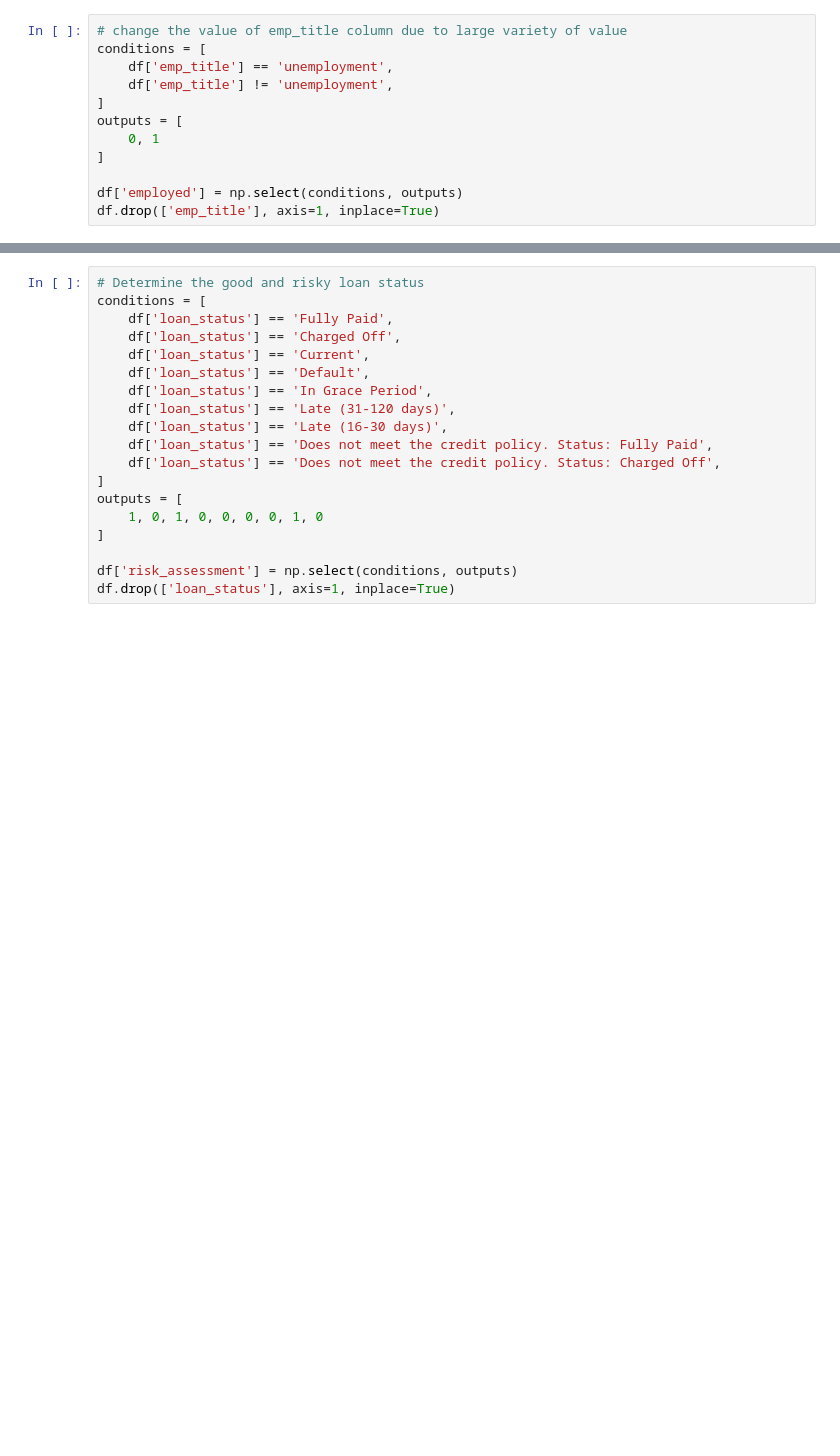
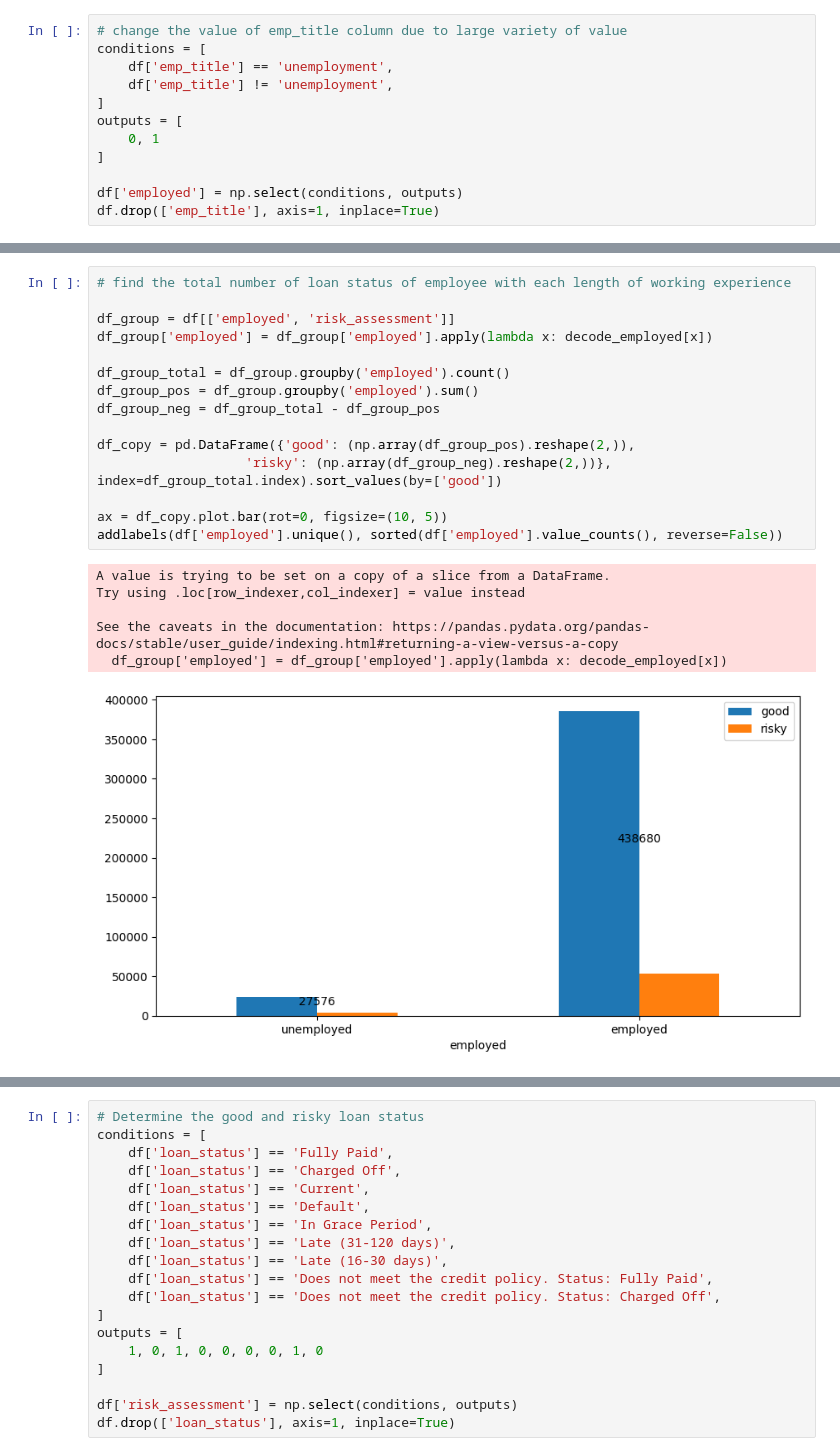
Before and after one commit to naufalbasara/IDX-Virtual-Internship, a Jupyter notebook: notebook/1_EDA.ipynb, the cells around one changed output, grey strips where cells are left out. Cells and saved outputs as stored; diff of their text form; blank space fills up the shorter version.

```diff
--- a/notebook/1_EDA.ipynb
+++ b/notebook/1_EDA.ipynb
@@ -276,0 +289,22 @@ df.drop(['emp_title'], axis=1, inplace=True)
+# %%
+# find the total number of loan status of employee with each length of working experience
+
+df_group = df[['employed', 'risk_assessment']]
+df_group['employed'] = df_group['employed'].apply(lambda x: decode_employed[x])
+
+df_group_total = df_group.groupby('employed').count()
+df_group_pos = df_group.groupby('employed').sum()
+df_group_neg = df_group_total - df_group_pos
+
+df_copy = pd.DataFrame({'good': (np.array(df_group_pos).reshape(2,)),
+                   'risky': (np.array(df_group_neg).reshape(2,))}, index=df_group_total.index).sort_values(by=['good'])
+
+ax = df_copy.plot.bar(rot=0, figsize=(10, 5))
+addlabels(df['employed'].unique(), sorted(df['employed'].value_counts(), reverse=False))
+# %% [output]
+A value is trying to be set on a copy of a slice from a DataFrame.
+Try using .loc[row_indexer,col_indexer] = value instead
+
+See the caveats in the documentation: https://pandas.pydata.org/pandas-docs/stable/user_guide/indexing.html#returning-a-view-versus-a-copy
+  df_group['employed'] = df_group['employed'].apply(lambda x: decode_employed[x])
+[figure, added]
```
Also changed, not shown: parts of 10 cells of this notebook, 4 other files.
